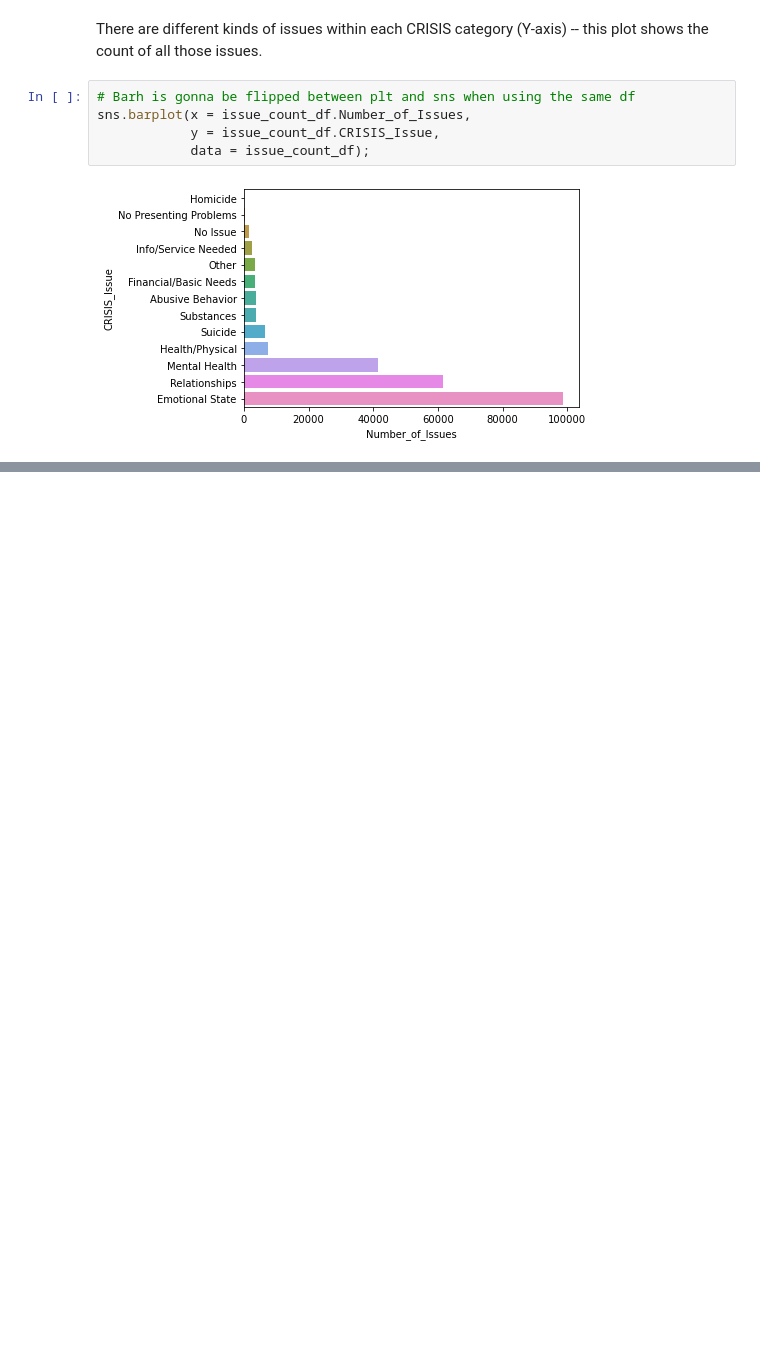
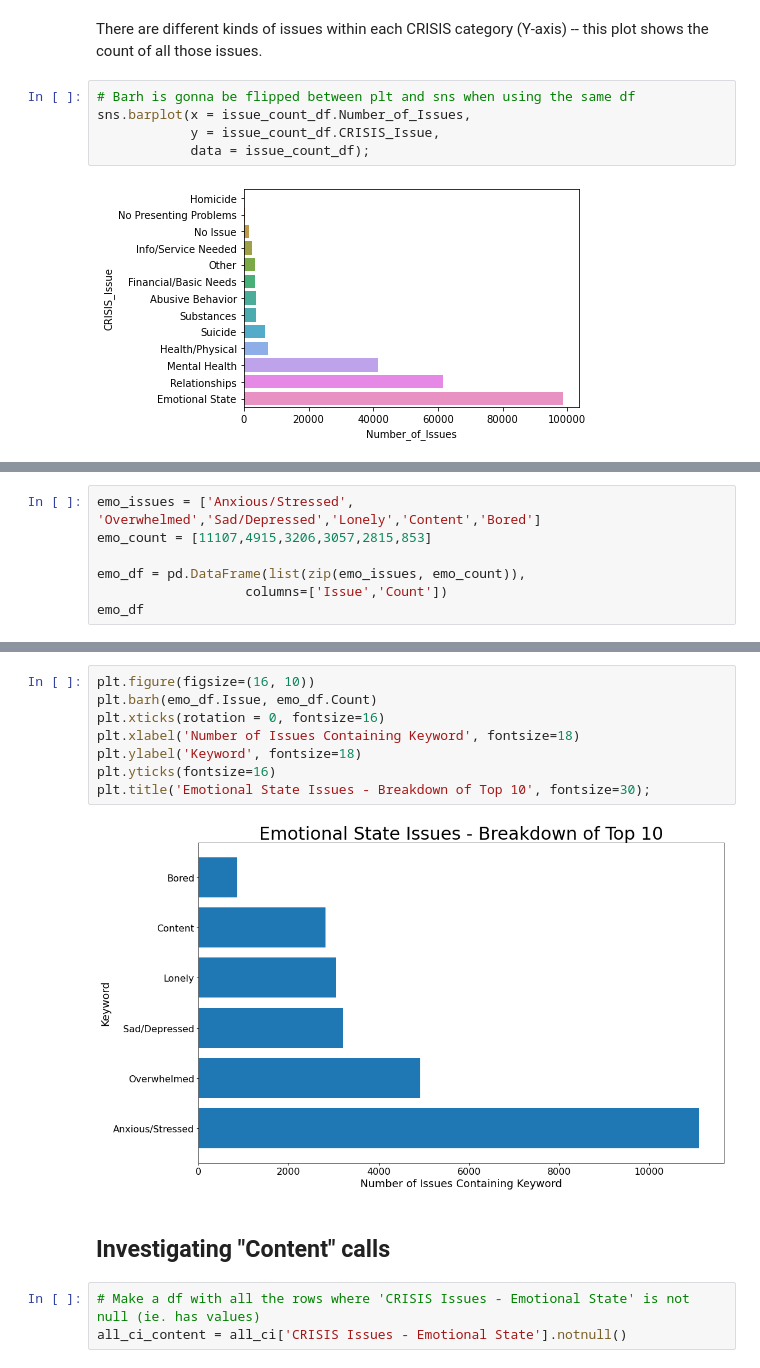
Before and after one commit to NSS-Data-Analytics-Cohort-6/fcs-crisis-data-campers, a Jupyter notebook: notebooks/FCS_project_datacampers.ipynb, the cells around one changed output, grey strips where cells are left out. Drawn from its saved outputs; the diff is of its cells as text; blank space fills up the shorter version.

Commit message:
Going down the content callers rabbit hole

```diff
--- a/notebooks/FCS_project_datacampers.ipynb
+++ b/notebooks/FCS_project_datacampers.ipynb
@@ -636,0 +723,7 @@ sns.barplot(x = issue_count_df.Number_of_Issues,
+# %%
+emo_issues = ['Anxious/Stressed', 'Overwhelmed','Sad/Depressed','Lonely','Content','Bored']
+emo_count = [11107,4915,3206,3057,2815,853]
+
+emo_df = pd.DataFrame(list(zip(emo_issues, emo_count)),
+                   columns=['Issue','Count'])
+emo_df
@@ -636,0 +738,15 @@ sns.barplot(x = issue_count_df.Number_of_Issues,
+# %%
+plt.figure(figsize=(16, 10))
+plt.barh(emo_df.Issue, emo_df.Count)
+plt.xticks(rotation = 0, fontsize=16)
+plt.xlabel('Number of Issues Containing Keyword', fontsize=18)
+plt.ylabel('Keyword', fontsize=18)
+plt.yticks(fontsize=16)
+plt.title('Emotional State Issues - Breakdown of Top 10', fontsize=30);
+# %% [output]
+[figure, added]
+# %% [markdown]
+## Investigating "Content" calls
+# %%
+# Make a df with all the rows where 'CRISIS Issues - Emotional State' is not null (ie. has values)
+all_ci_content = all_ci['CRISIS Issues - Emotional State'].notnull()
```
Also changed, not shown: parts of 25 cells of this notebook.
